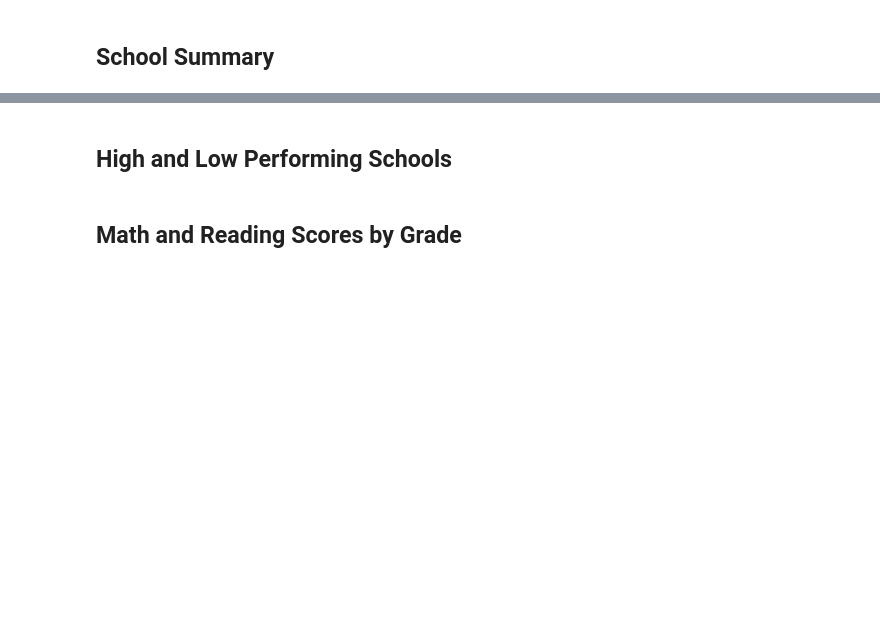
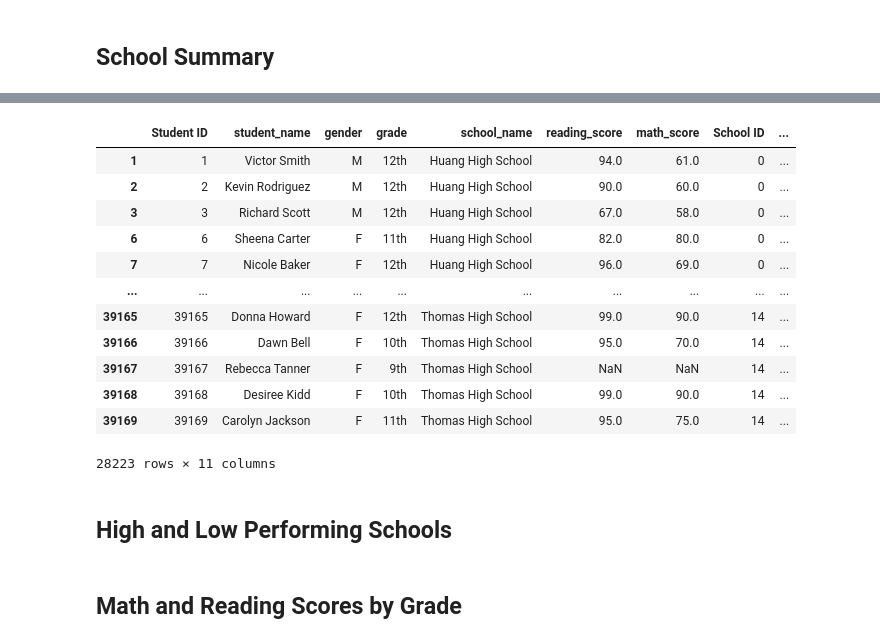
Before and after one commit to rciminera/School_District_Analysis, a Jupyter notebook: PyCitySchools_Challenge_starter_code.ipynb, the cells around one changed output, grey strips where cells are left out. Cells and saved outputs as stored; diff of their text form; code cells hidden in the pictures; blank space fills up the shorter version.

```diff
--- a/PyCitySchools_Challenge_starter_code.ipynb
+++ b/PyCitySchools_Challenge_starter_code.ipynb
@@ -244,2 +265,21 @@ per_school_summary_df
 # %%
 # Step 5.  Get the number of 10th-12th graders from Thomas High School (THS).
+THS_tentwelve_df = school_data_complete_df.loc[(school_data_complete_df["school_name"] == "Thomas High School") |
+                  (school_data_complete_df["grade"] == "10th") |
+                  (school_data_complete_df["grade"] == "11th") |
+                  (school_data_complete_df["grade"] == "12th")]
+THS_tentwelve_df
+# %% [output]
+|  | Student ID | student_name | gender | grade | school_name | reading_score | math_score | School ID | ... |
+| 1 | 1 | Victor Smith | M | 12th | Huang High School | 94.0 | 61.0 | 0 | ... |
+| 2 | 2 | Kevin Rodriguez | M | 12th | Huang High School | 90.0 | 60.0 | 0 | ... |
+| 3 | 3 | Richard Scott | M | 12th | Huang High School | 67.0 | 58.0 | 0 | ... |
+| 6 | 6 | Sheena Carter | F | 11th | Huang High School | 82.0 | 80.0 | 0 | ... |
+| 7 | 7 | Nicole Baker | F | 12th | Huang High School | 96.0 | 69.0 | 0 | ... |
+| ... | ... | ... | ... | ... | ... | ... | ... | ... | ... |
+| 39165 | 39165 | Donna Howard | F | 12th | Thomas High School | 99.0 | 90.0 | 14 | ... |
+| 39166 | 39166 | Dawn Bell | F | 10th | Thomas High School | 95.0 | 70.0 | 14 | ... |
+| 39167 | 39167 | Rebecca Tanner | F | 9th | Thomas High School | NaN | NaN | 14 | ... |
+| 39168 | 39168 | Desiree Kidd | F | 10th | Thomas High School | 99.0 | 90.0 | 14 | ... |
+| 39169 | 39169 | Carolyn Jackson | F | 11th | Thomas High School | 95.0 | 75.0 | 14 | ... |
+28223 rows × 11 columns
```
Also changed, not shown: parts of 9 cells of this notebook, 1 other file.
